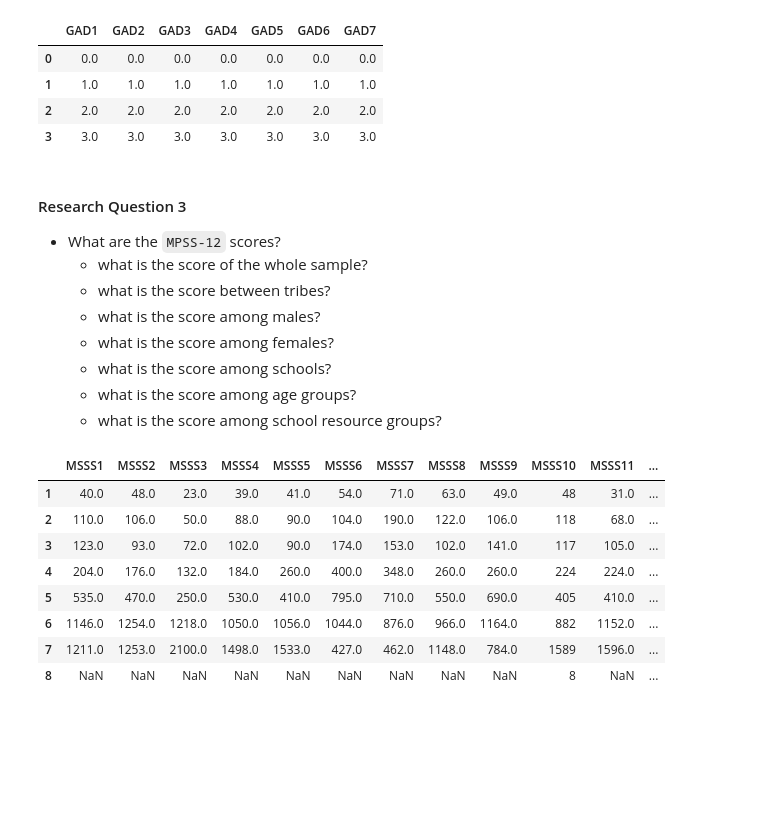
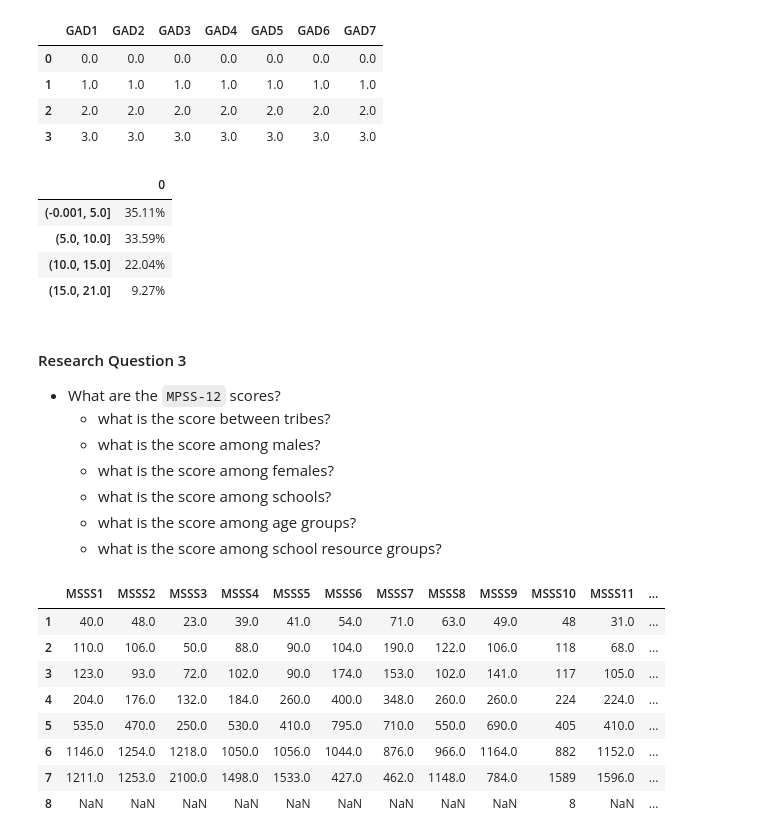
Before and after one commit to brk-a/MentalHealthAnalysis, a Jupyter notebook: exploration.ipynb, the cells around one changed output. Drawn from its saved outputs; the diff is of its cells as text; code cells hidden in the pictures; blank space fills up the shorter version.

```diff
--- a/exploration.ipynb
+++ b/exploration.ipynb
@@ -479,10 +483,22 @@ avg_gad
 | 1 | 1.0 | 1.0 | 1.0 | 1.0 | 1.0 | 1.0 | 1.0 |
 | 2 | 2.0 | 2.0 | 2.0 | 2.0 | 2.0 | 2.0 | 2.0 |
 | 3 | 3.0 | 3.0 | 3.0 | 3.0 | 3.0 | 3.0 | 3.0 |
+# %%
+li = [i for i in df.columns if i.startswith('GAD')]
+su_gad = df[li]
+su_gad = su_gad.sum(axis=1)
+bins = [0, 5, 10, 15, 21]
+su_cu_gad = su_gad.value_counts(bins=bins, normalize=True).to_frame().style.format('{:.2%}')
+su_cu_gad
+# %% [output]
+|  | 0 |
+| (-0.001, 5.0] | 35.11% |
+| (5.0, 10.0] | 33.59% |
+| (10.0, 15.0] | 22.04% |
+| (15.0, 21.0] | 9.27% |
 # %% [markdown]
 #### Research Question 3
 * What are the `MPSS-12` scores?
-    * what is the score of the whole sample?
     * what is the score between tribes?
     * what is the score among males?
     * what is the score among females?
```
Also changed, not shown: parts of 7 cells of this notebook.
